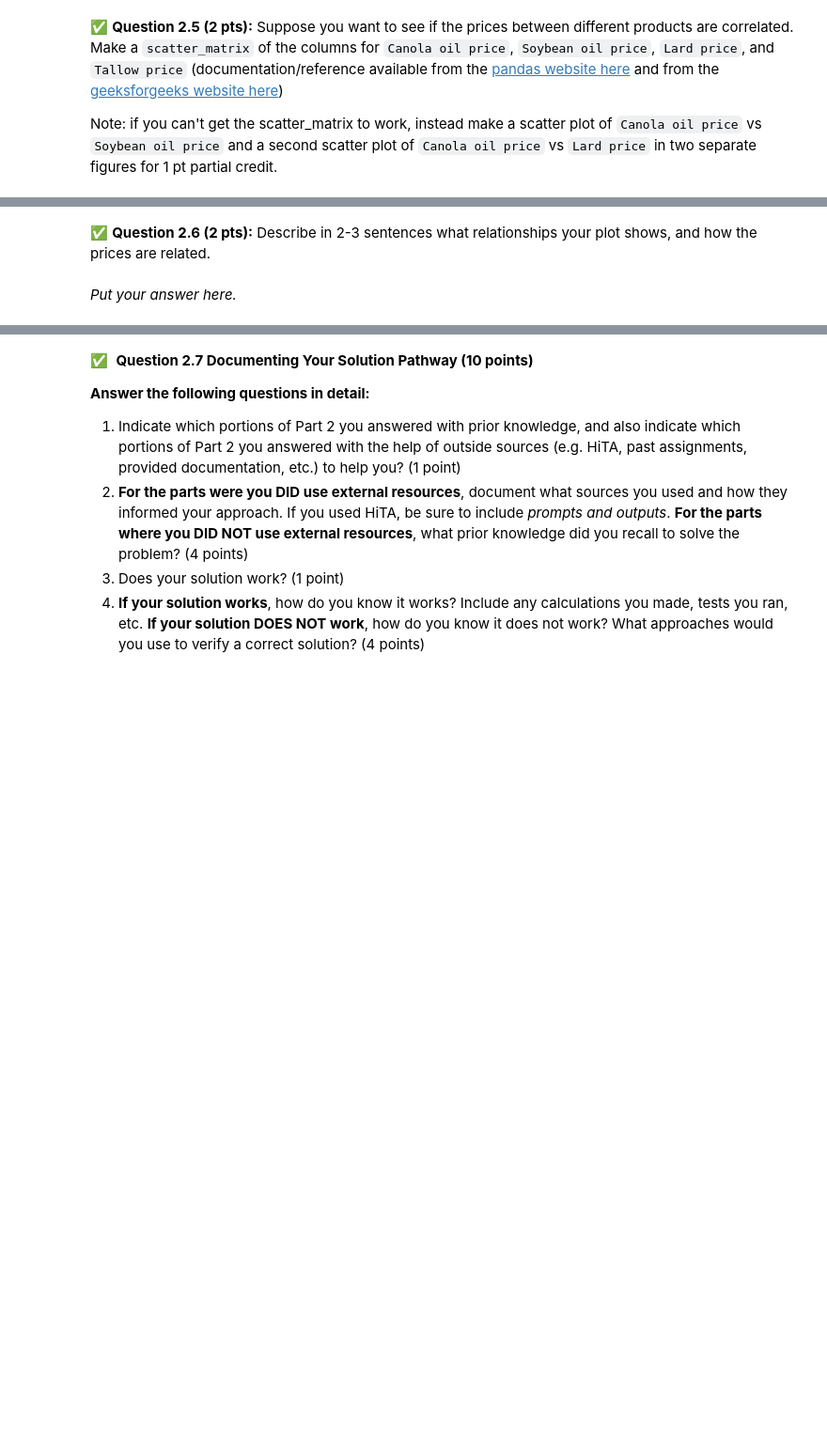
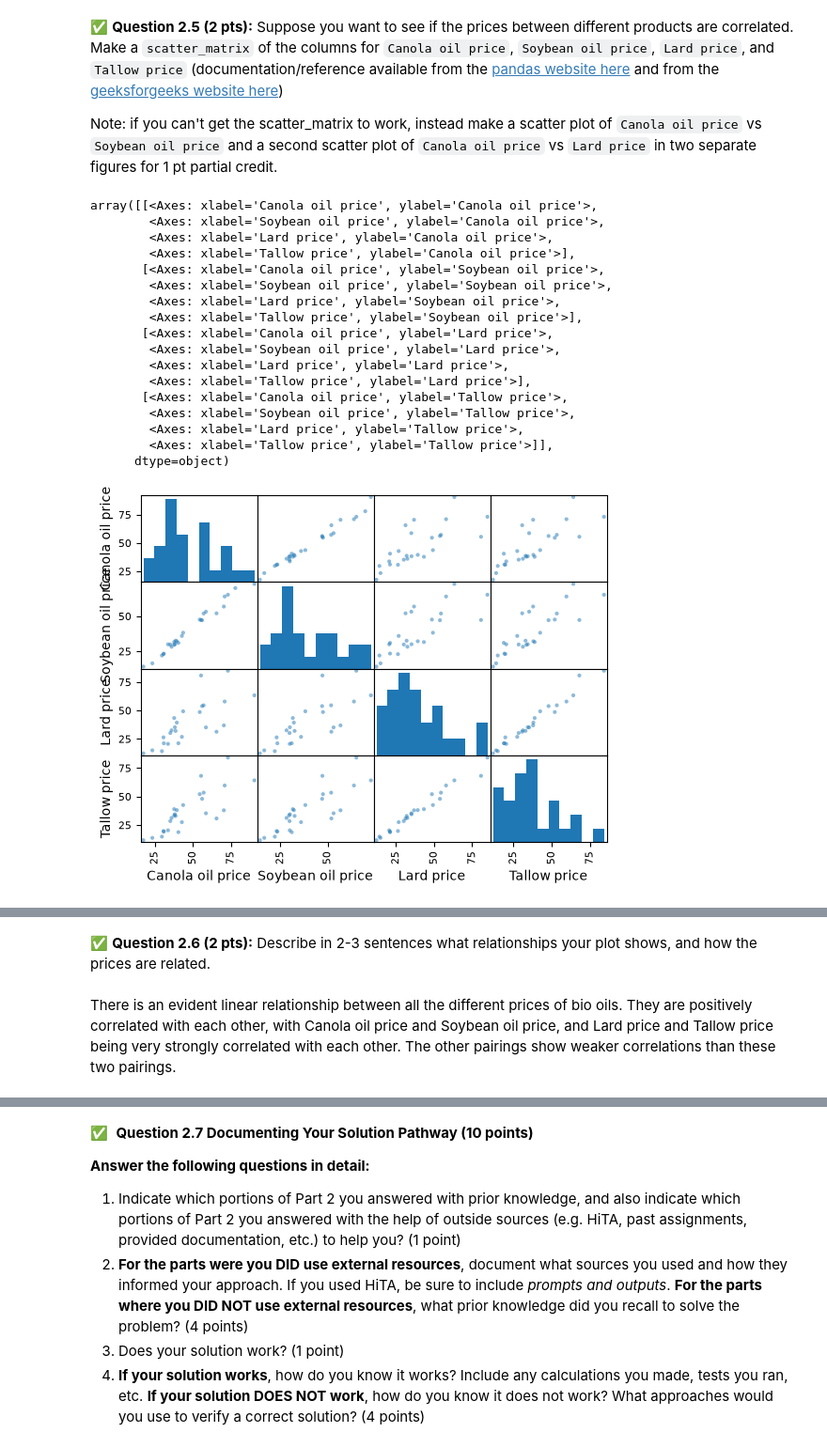
Before and after one commit to alvagile-1811/CMSE202-f26-turnin, a Jupyter notebook: midterm-01/CMSE202-Midterm-Section002-STUDENT.ipynb, the cells around one changed output, grey strips where cells are left out. Shown at 94% size. Drawn from its saved outputs; the diff is of its cells as text; code cells hidden in the pictures; blank space fills up the shorter version.

```diff
--- a/midterm-01/CMSE202-Midterm-Section002-STUDENT.ipynb
+++ b/midterm-01/CMSE202-Midterm-Section002-STUDENT.ipynb
@@ -101,3 +107,6 @@ the website above. Put the command you used below.
 *Hint:* Because of the comma in the supply columns, you may find it helpful to specify the `thousands` argument when you read in the data.  Documentation/reference can be found on [the pandas website](https://pandas.pydata.org/docs/reference/api/pandas.read_csv.html) and on this [StackOverflow page](https://stackoverflow.com/questions/56467871/how-to-set-the-thousands-place-separator-in-pandas-read-csv). (If you can't get this to work, read in the data as-is for partial credit.)
 # %%
 # Put your code here
+
+bio_oils_data = pd.read_csv("US_bio-oils.csv",thousands=",",decimal=".")
+bio_oils_data.head()
@@ -152,3 +174,26 @@ Note: if you can't get the scatter_matrix to work, instead make a scatter plot o
+# %%
+# Put your code here
+bio_oils_data_clean_scatter = bio_oils_data.loc[:,["Canola oil price","Soybean oil price","Lard price","Tallow price"]]
+pd.plotting.scatter_matrix(bio_oils_data_clean_scatter)
+# %% [output]
+array([[<Axes: xlabel='Canola oil price', ylabel='Canola oil price'>,
+        <Axes: xlabel='Soybean oil price', ylabel='Canola oil price'>,
+        <Axes: xlabel='Lard price', ylabel='Canola oil price'>,
+        <Axes: xlabel='Tallow price', ylabel='Canola oil price'>],
+       [<Axes: xlabel='Canola oil price', ylabel='Soybean oil price'>,
+        <Axes: xlabel='Soybean oil price', ylabel='Soybean oil price'>,
+        <Axes: xlabel='Lard price', ylabel='Soybean oil price'>,
+        <Axes: xlabel='Tallow price', ylabel='Soybean oil price'>],
+       [<Axes: xlabel='Canola oil price', ylabel='Lard price'>,
+        <Axes: xlabel='Soybean oil price', ylabel='Lard price'>,
+        <Axes: xlabel='Lard price', ylabel='Lard price'>,
+        <Axes: xlabel='Tallow price', ylabel='Lard price'>],
+       [<Axes: xlabel='Canola oil price', ylabel='Tallow price'>,
+        <Axes: xlabel='Soybean oil price', ylabel='Tallow price'>,
+        <Axes: xlabel='Lard price', ylabel='Tallow price'>,
+        <Axes: xlabel='Tallow price', ylabel='Tallow price'>]],
+      dtype=object)
+[figure, added]
 # %% [markdown]
 <!-- END QUESTION -->
 <!-- DO NOT MODIFY OR DELETE THIS CELL -->
@@ -156,8 +201,8 @@ Note: if you can't get the scatter_matrix to work, instead make a scatter plot o
 <!-- BEGIN QUESTION -->
 
 &#9989; **Question 2.6 (2 pts):** Describe in 2-3 sentences what relationships your plot shows, and how the prices are related.
-# %% [markdown]
-*Put your answer here.*
+# %% [markdown]
+There is an evident linear relationship between all the different prices of bio oils. They are positively correlated with each other, with Canola oil price and Soybean oil price, and Lard price and Tallow price being very strongly correlated with each other. The other pairings show weaker correlations than these two pairings.
 # %% [markdown]
 <!-- END QUESTION -->
 <!-- DO NOT MODIFY OR DELETE THIS CELL -->
```
Also changed, not shown: parts of 11 cells of this notebook.
